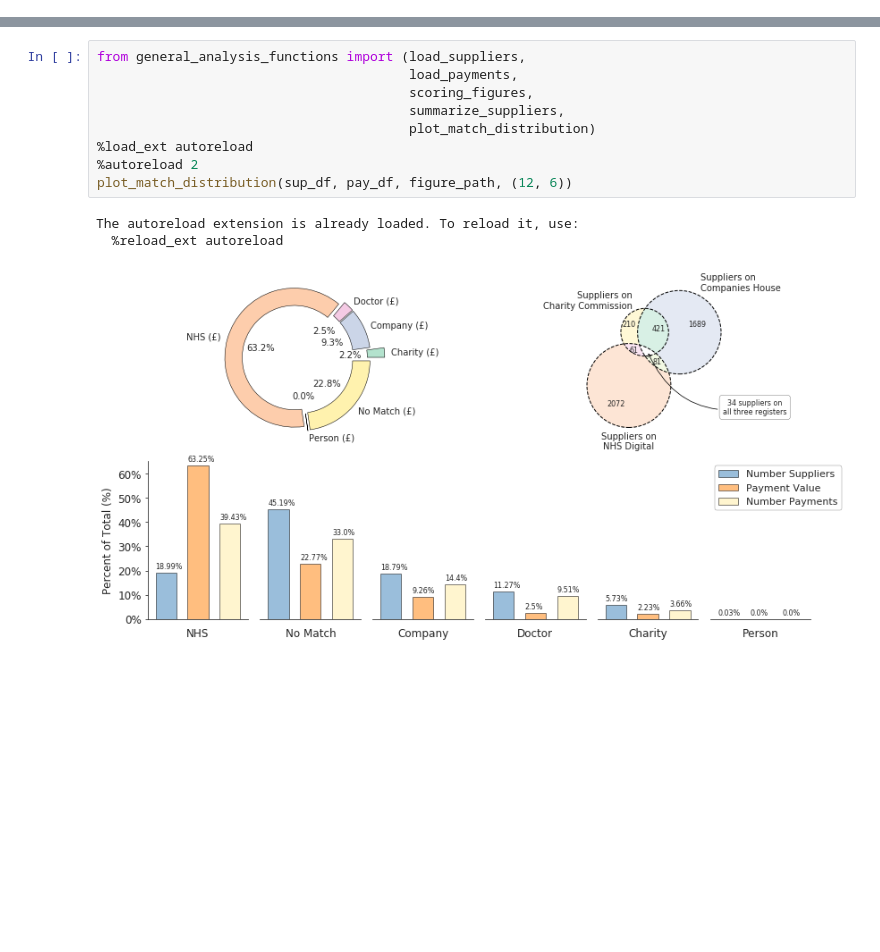
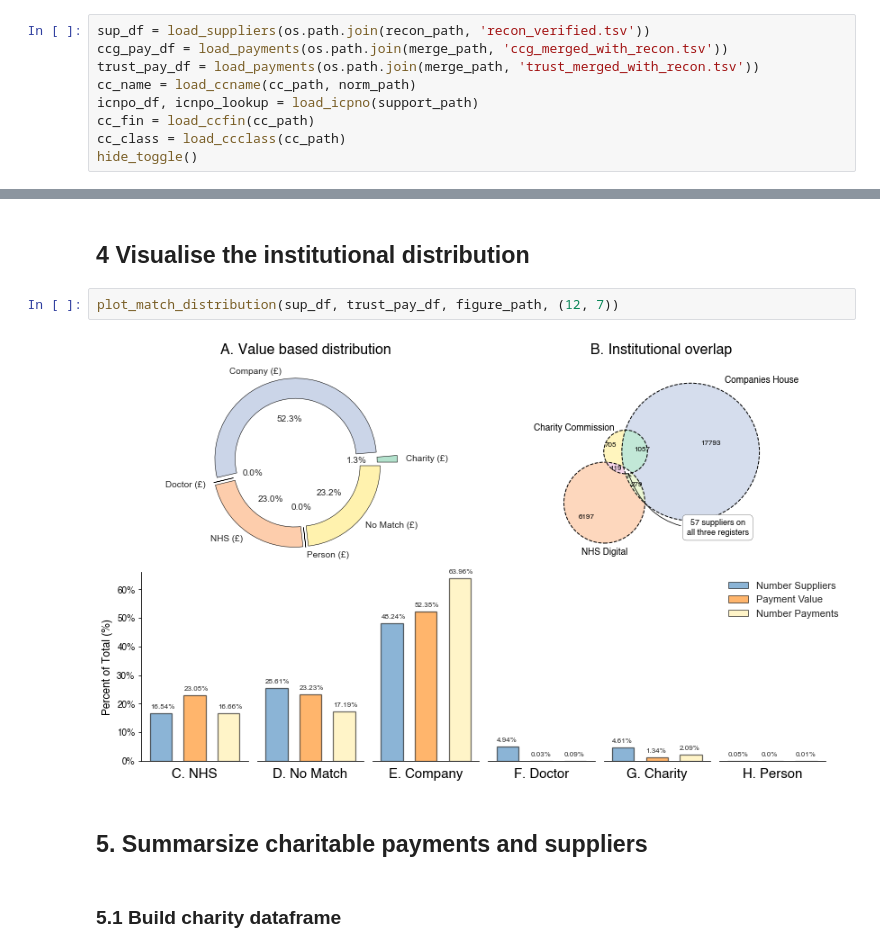
Before and after one commit to crahal/NHSSpend, a Jupyter notebook: src/analysis/charity_analysis_notebook.ipynb, the cells around one changed output, grey strips where cells are left out. Cells and saved outputs as stored; diff of their text form; blank space fills up the shorter version.

```diff
--- a/src/analysis/charity_analysis_notebook.ipynb
+++ b/src/analysis/charity_analysis_notebook.ipynb
@@ -28,0 +68,9 @@ Total unverified suppliers in the suppliers dataset: 5128
+# %%
+sup_df = load_suppliers(os.path.join(recon_path, 'recon_verified.tsv'))
+ccg_pay_df = load_payments(os.path.join(merge_path, 'ccg_merged_with_recon.tsv'))
+trust_pay_df = load_payments(os.path.join(merge_path, 'trust_merged_with_recon.tsv'))
+cc_name = load_ccname(cc_path, norm_path)
+icnpo_df, icnpo_lookup = load_icpno(support_path)
+cc_fin = load_ccfin(cc_path)
+cc_class = load_ccclass(cc_path)
+hide_toggle()
@@ -33,13 +373,10 @@ scoring_figures(sup_df, figure_path, (16, 9))
-# %%
-from general_analysis_functions import (load_suppliers,
-                                        load_payments,
-                                        scoring_figures,
-                                        summarize_suppliers,
-                                        plot_match_distribution)
-%load_ext autoreload
-%autoreload 2
-plot_match_distribution(sup_df, pay_df, figure_path, (12, 6))
-# %% [output]
-The autoreload extension is already loaded. To reload it, use:
-  %reload_ext autoreload
-[figure, removed]
+# %% [markdown]
+## 4 Visualise the institutional distribution
+# %%
+plot_match_distribution(sup_df, trust_pay_df, figure_path, (12, 7))
+# %% [output]
+[figure, added]
+# %% [markdown]
+## 5. Summarsize charitable payments and suppliers
+# %% [markdown]
+### 5.1 Build charity dataframe
```
Also changed, not shown: parts of 46 cells of this notebook, 3 other files.
